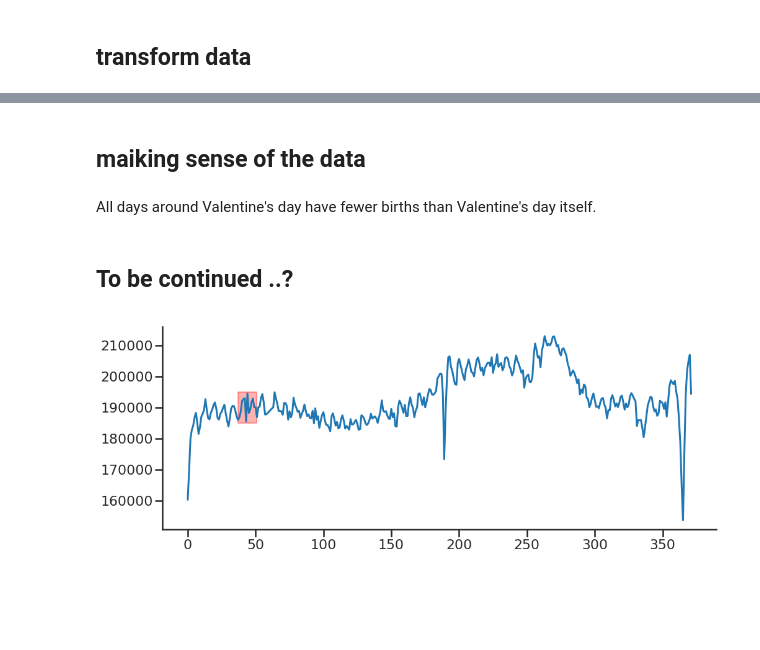
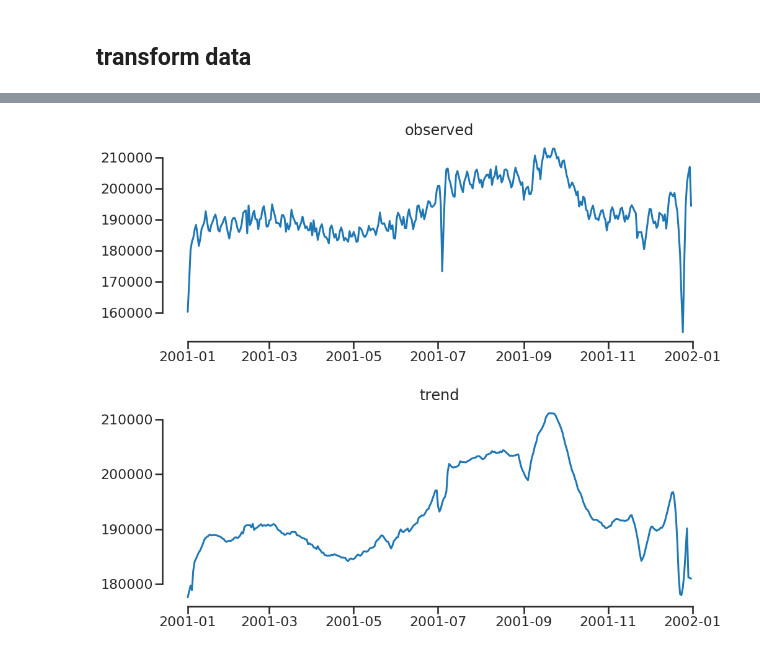
Before and after one commit to mwegrzyn/abbildungenWS1819, a Jupyter notebook: notebooks/birthDates_project.ipynb, the cells around one changed output, grey strips where cells are left out. Cells and saved outputs as stored; diff of their text form; code cells hidden in the pictures; blank space fills up the shorter version.

Commit message:
updated birth date project

```diff
--- a/notebooks/birthDates_project.ipynb
+++ b/notebooks/birthDates_project.ipynb
@@ -22,8 +25,7 @@ sns.set_context('poster')
 # %% [markdown]
 ## load data
 # %%
-#df = pd.read_csv('../data/birthdates-1968-1988.csv')
-df = pd.read_csv('../data/births.csv')
+df = pd.read_csv('../data/birthdates-1968-1988.csv')
 # %%
 df.tail()
 # %% [output]
@@ -44,3 +40,12 @@ clean_df = df[df.loc[:,'births']>150000]
+# %%
+# find all entires of feb 29th
+is_29feb = (df.loc[:, 'month'] == 2) & (df.loc[:, 'day'] == 29)
+
+# find all other entries
+idx = (is_29feb == False)
+
+# only include entries that are not feb 29
+clean_df = df[idx]
 # %%
 clean_df.shape
 # %% [output]
@@ -85,0 +98,3 @@ valentine_df
+# %%
+sum_df = clean_df.groupby('day_of_year').sum().loc[:, ['births']]
+sum_df.index = pd.date_range('2001-01-01', periods=365, freq='D')
@@ -136,14 +119,18 @@ plt.show()
-# %% [markdown]
-## maiking sense of the data
-# %% [markdown]
-All days around Valentine's day have fewer births than Valentine's day itself.
-# %% [markdown]
-## To be continued ..?
+# %%
+result_decompose = sm.tsa.seasonal_decompose(sum_df,extrapolate_trend='freq')
 # %%
 plt.figure(figsize=(16,6))
-plt.plot(clean_df.loc[:,'births'])
-plt.fill_between([44-7,44+7],[185000,185000],[195000,195000],color='r',alpha=0.3)
-sns.despine()
+plt.plot(result_decompose.observed)
+plt.title('observed')
+sns.despine(trim=True)
 plt.show()
 # %% [output]
-[figure, old version]
+[figure, new version]
+# %%
+plt.figure(figsize=(16,6))
+plt.plot(result_decompose.trend)
+plt.title('trend')
+sns.despine(trim=True)
+plt.show()
+# %% [output]
+[figure, added]
```
Also changed, not shown: parts of 28 cells of this notebook.
